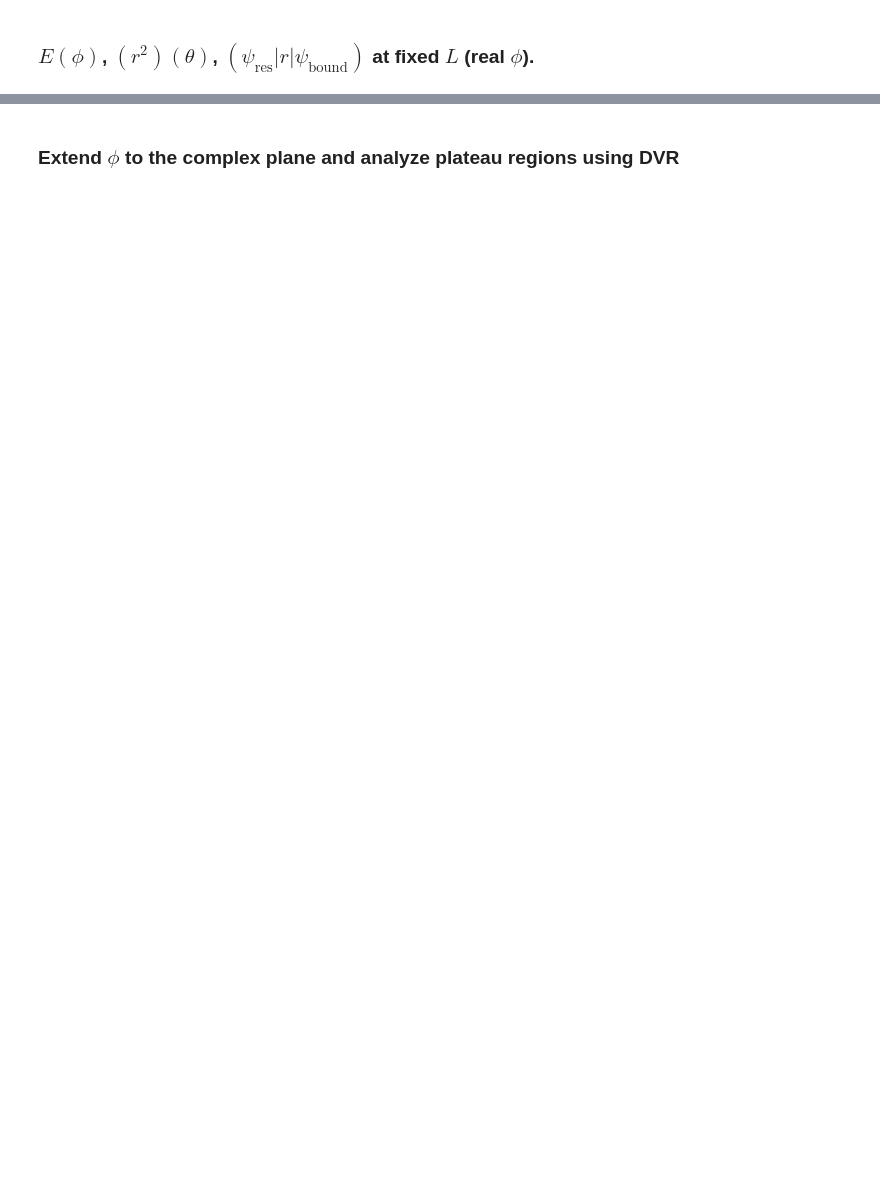
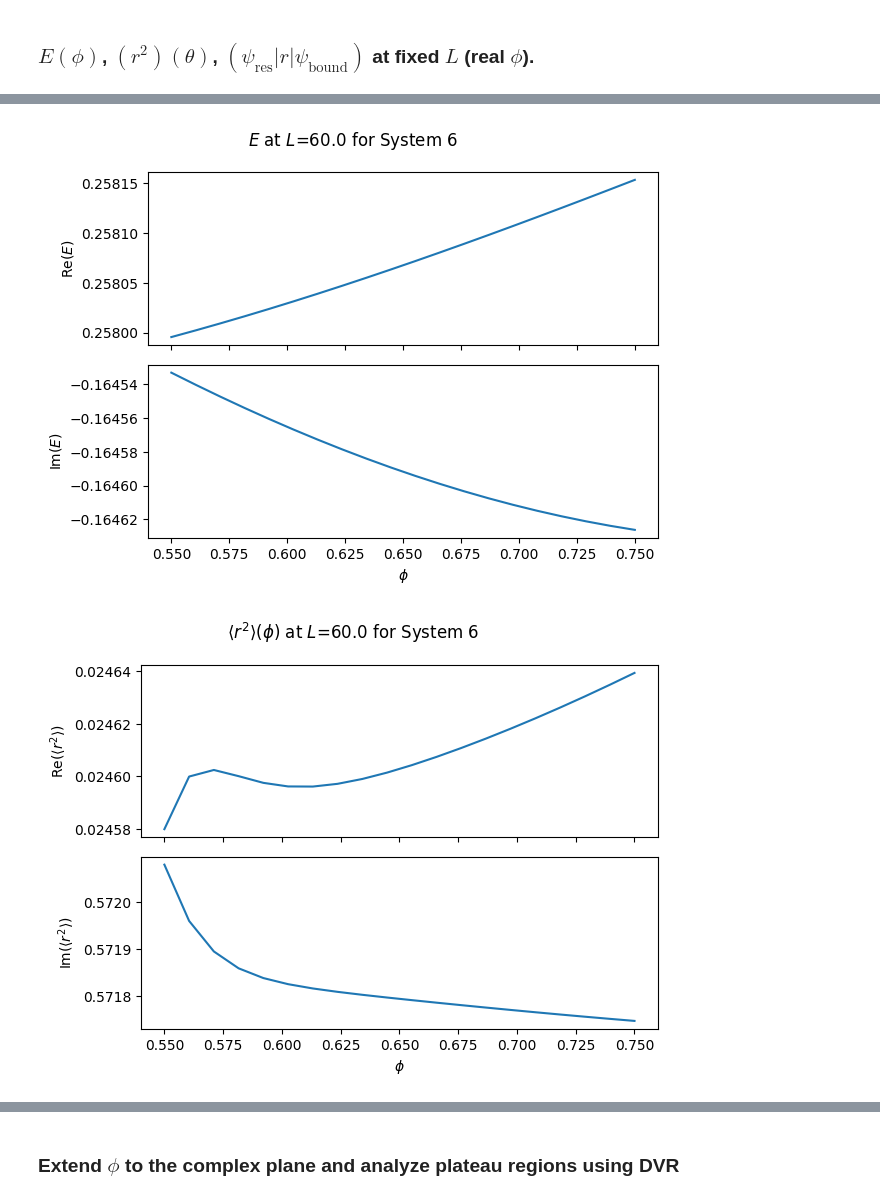
Before and after one commit to KSHobbyProjs/koenig-ecbackrotation-project, a Jupyter notebook: notebooks/systems/complex-rotation-angle/system_2_complextheta.ipynb, the cells around one changed output, grey strips where cells are left out. Saved outputs shown, nothing was run; the diff lists cells and outputs as text; code cells hidden in the pictures; blank space fills up the shorter version.

```diff
--- a/notebooks/systems/complex-rotation-angle/system_2_complextheta.ipynb
+++ b/notebooks/systems/complex-rotation-angle/system_2_complextheta.ipynb
@@ -108,2 +109,9 @@ plt.show()
+# %%
+# Best (L, n) so far
+mesh_width_best = 0.10
+L_best = 60.0
+n_best = max(L_best // mesh_width_best - 1, 1)
+pres_system = DVR(n_best, L_best, phi_guess, potential=gauss_barrier, l=1)
+sbound_system = DVR(n_best, L_best, phi_guess, potential=gauss_barrier, l=0)
 # %% [markdown]
 ### $E(\phi)$, $(r^2)(\theta)$, $(\psi_\text{res}|r|\psi_\text{bound})$ at fixed $L$ (real $\phi$).
@@ -165,0 +118,55 @@ plt.show()
+# %%
+# compute E and <r^2> as phi varies
+# the ABC theorem says that this should be const.
+phi_scan = 20
+phi_lo, phi_hi = 0.55, 0.75 #get_phi_bounds(res_guess)
+phis = np.linspace(phi_lo, phi_hi, phi_scan)
+
+results = linesweep_phi(
+    pres_system,
+    res_guess,
+    phis,
+    dvr_observables,
+    sbound_system,
+    bound_guess
+)
+energies, rrs, telems = results["energies"], results["rrs"], results["telems"]
+
+# plot <E>(phi)
+fig, (ax1, ax2) = plt.subplots(2, 1, sharex=True)
+ax1.plot(phis, np.real(energies))
+ax2.plot(phis, np.imag(energies))
+ax1.set_ylabel(r"Re$(E)$")
+ax2.set_ylabel(r"Im$(E)$")
+ax2.set_xlabel(r"$\phi$")
+fig.suptitle(rf"$E$ at $L$={L_guess} for System 6")
+plt.tight_layout()
+if save_plots: plt.savefig(plots_folder / "E_stability_phi.png")
+plt.show()
+
+# plot <r^2>(phi)
+fig, (ax1, ax2) = plt.subplots(2, 1, sharex=True)
+ax1.plot(phis, np.real(rrs))
+ax2.plot(phis, np.imag(rrs))
+ax1.set_ylabel(r"Re$(\langle r^2\rangle)$")
+ax2.set_ylabel(r"Im$(\langle r^2\rangle)$")
+ax2.set_xlabel(r"$\phi$")
+fig.suptitle(rf"$\langle r^2\rangle(\phi)$ at $L$={L_guess} for System 6")
+plt.tight_layout()
+if save_plots: plt.savefig(plots_folder / "rr_stability_phi.png")
+plt.show()
+
+# plot transition matrix elements
+fig, (ax1, ax2) = plt.subplots(2, 1, sharex=True)
+ax1.plot(phis, np.real(telems))
+ax2.plot(phis, np.imag(telems))
+ax1.set_ylabel(r"Re$T$")
+ax2.set_ylabel(r"Im$T$")
+ax2.set_xlabel(r"$L$")
+fig.suptitle(rf"$T$ at $L$={L_guess} for System 6")
+plt.tight_layout()
+if save_plots: plt.savefig(plots_folder / "telem_stability_phi.png")
+plt.show()
+# %% [output]
+[figure, added]
+[figure, added]
```
Also changed, not shown: parts of 26 cells of this notebook, 35 other files.
